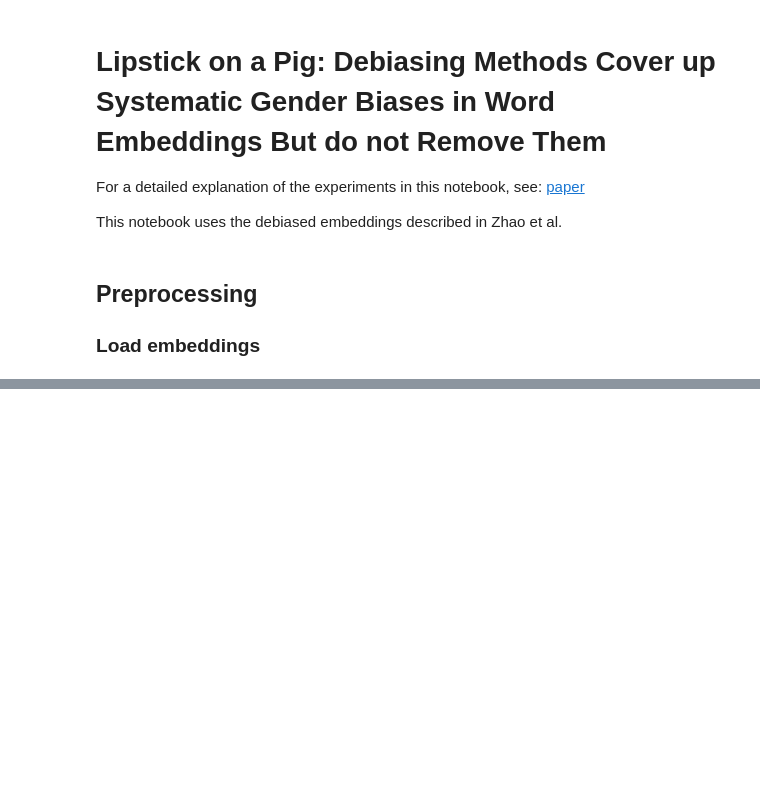
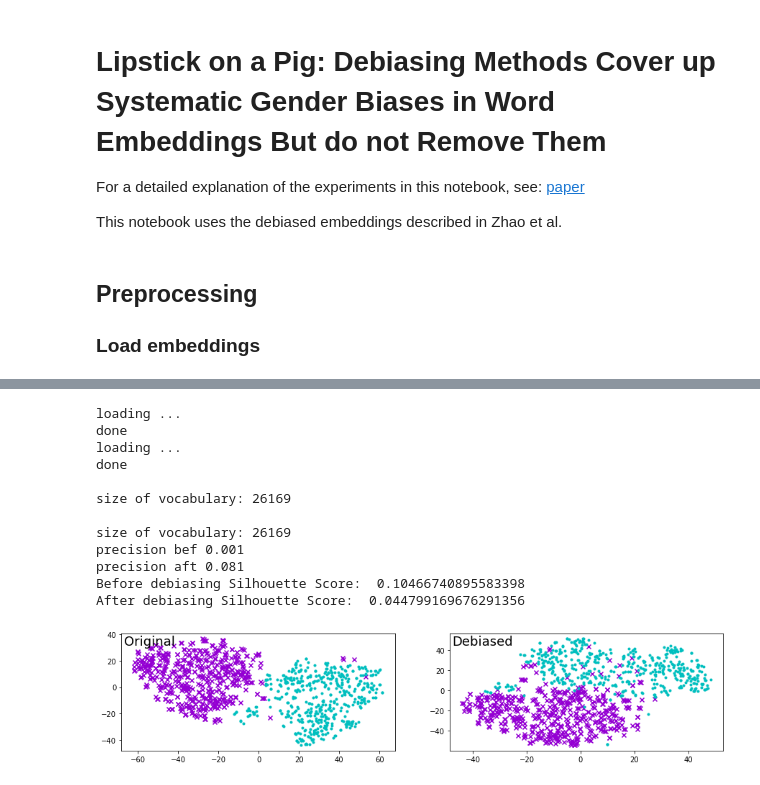
Before and after one commit to ChristianCme/6882finalproject, a Jupyter notebook: Visualization/remaining_bias_2018.ipynb, the cells around one changed output, grey strips where cells are left out. Cells and saved outputs as stored; diff of their text form; code cells hidden in the pictures; blank space fills up the shorter version.

```diff
--- a/Visualization/remaining_bias_2018.ipynb
+++ b/Visualization/remaining_bias_2018.ipynb
@@ -285,0 +287,16 @@ precision aft 0.856
+# %%
+main('../data/Bolukbasi/orig_w2v', '../data/Bolukbasi/hard_debiased_w2v')
+# %% [output]
+loading ...
+done
+loading ...
+done
+
+size of vocabulary: 26169
+
+size of vocabulary: 26169
+precision bef 0.001
+precision aft 0.081
+Before debiasing Silhouette Score:  0.10466740895583398
+After debiasing Silhouette Score:  0.044799169676291356
+[figure, added]
```
Also changed, not shown: parts of 14 cells of this notebook.
